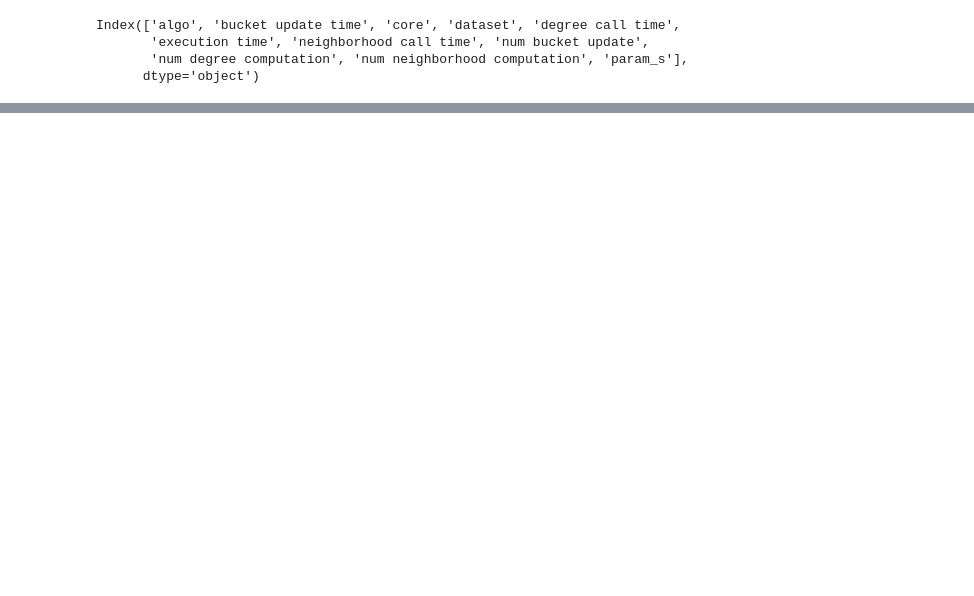
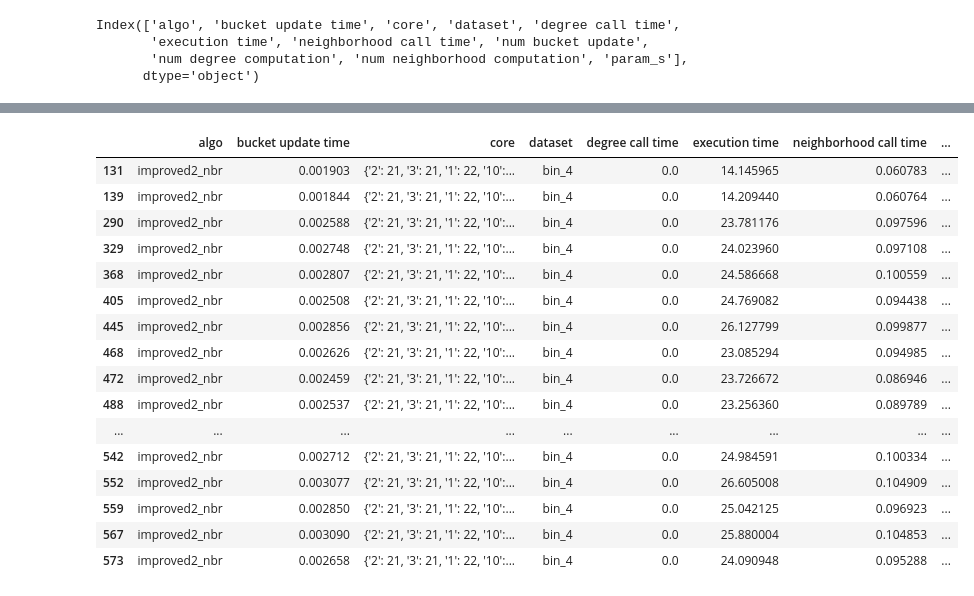
Before and after one commit to bishwamittra/scripts_hg-core-decomposition, a Jupyter notebook: read_output.ipynb, the cells around one changed output, grey strips where cells are left out. Drawn from its saved outputs; the diff is of its cells as text; code cells hidden in the pictures; blank space fills up the shorter version.

```diff
--- a/read_output.ipynb
+++ b/read_output.ipynb
@@ -135,0 +158,20 @@ Index(['algo', 'bucket update time', 'core', 'dataset', 'degree call time',
+# %%
+df[(df['algo'] == "improved2_nbr") & (df['dataset'] == 'bin_4') & (df['param_s'] == 6)]
+# %% [output]
+|  | algo | bucket update time | core | dataset | degree call time | execution time | neighborhood call time | ... |
+| 131 | improved2_nbr | 0.001903 | {'2': 21, '3': 21, '1': 22, '10':... | bin_4 | 0.0 | 14.145965 | 0.060783 | ... |
+| 139 | improved2_nbr | 0.001844 | {'2': 21, '3': 21, '1': 22, '10':... | bin_4 | 0.0 | 14.209440 | 0.060764 | ... |
+| 290 | improved2_nbr | 0.002588 | {'2': 21, '3': 21, '1': 22, '10':... | bin_4 | 0.0 | 23.781176 | 0.097596 | ... |
+| 329 | improved2_nbr | 0.002748 | {'2': 21, '3': 21, '1': 22, '10':... | bin_4 | 0.0 | 24.023960 | 0.097108 | ... |
+| 368 | improved2_nbr | 0.002807 | {'2': 21, '3': 21, '1': 22, '10':... | bin_4 | 0.0 | 24.586668 | 0.100559 | ... |
+| 405 | improved2_nbr | 0.002508 | {'2': 21, '3': 21, '1': 22, '10':... | bin_4 | 0.0 | 24.769082 | 0.094438 | ... |
+| 445 | improved2_nbr | 0.002856 | {'2': 21, '3': 21, '1': 22, '10':... | bin_4 | 0.0 | 26.127799 | 0.099877 | ... |
+| 468 | improved2_nbr | 0.002626 | {'2': 21, '3': 21, '1': 22, '10':... | bin_4 | 0.0 | 23.085294 | 0.094985 | ... |
+| 472 | improved2_nbr | 0.002459 | {'2': 21, '3': 21, '1': 22, '10':... | bin_4 | 0.0 | 23.726672 | 0.086946 | ... |
+| 488 | improved2_nbr | 0.002537 | {'2': 21, '3': 21, '1': 22, '10':... | bin_4 | 0.0 | 23.256360 | 0.089789 | ... |
+| ... | ... | ... | ... | ... | ... | ... | ... | ... |
+| 542 | improved2_nbr | 0.002712 | {'2': 21, '3': 21, '1': 22, '10':... | bin_4 | 0.0 | 24.984591 | 0.100334 | ... |
+| 552 | improved2_nbr | 0.003077 | {'2': 21, '3': 21, '1': 22, '10':... | bin_4 | 0.0 | 26.605008 | 0.104909 | ... |
+| 559 | improved2_nbr | 0.002850 | {'2': 21, '3': 21, '1': 22, '10':... | bin_4 | 0.0 | 25.042125 | 0.096923 | ... |
+| 567 | improved2_nbr | 0.003090 | {'2': 21, '3': 21, '1': 22, '10':... | bin_4 | 0.0 | 25.880004 | 0.104853 | ... |
+| 573 | improved2_nbr | 0.002658 | {'2': 21, '3': 21, '1': 22, '10':... | bin_4 | 0.0 | 24.090948 | 0.095288 | ... |
```
Also changed, not shown: parts of 5 cells of this notebook, 8 other files.
